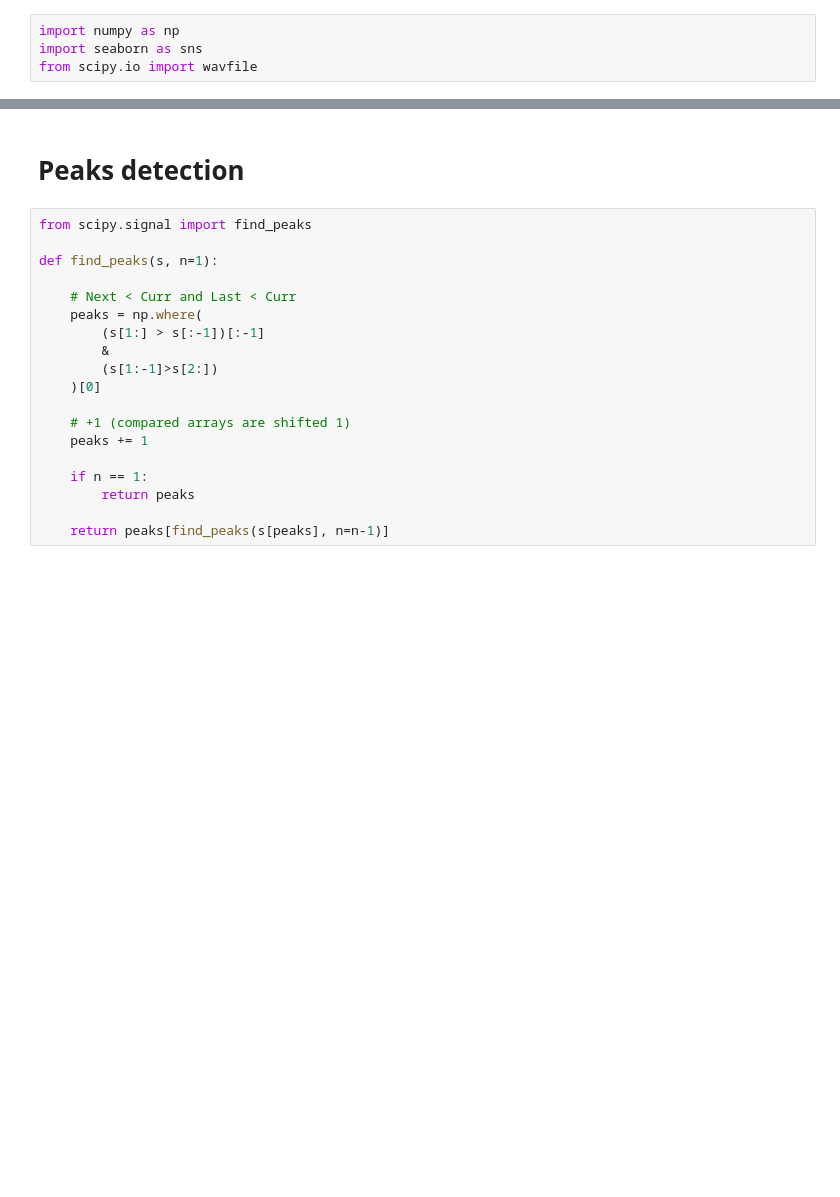
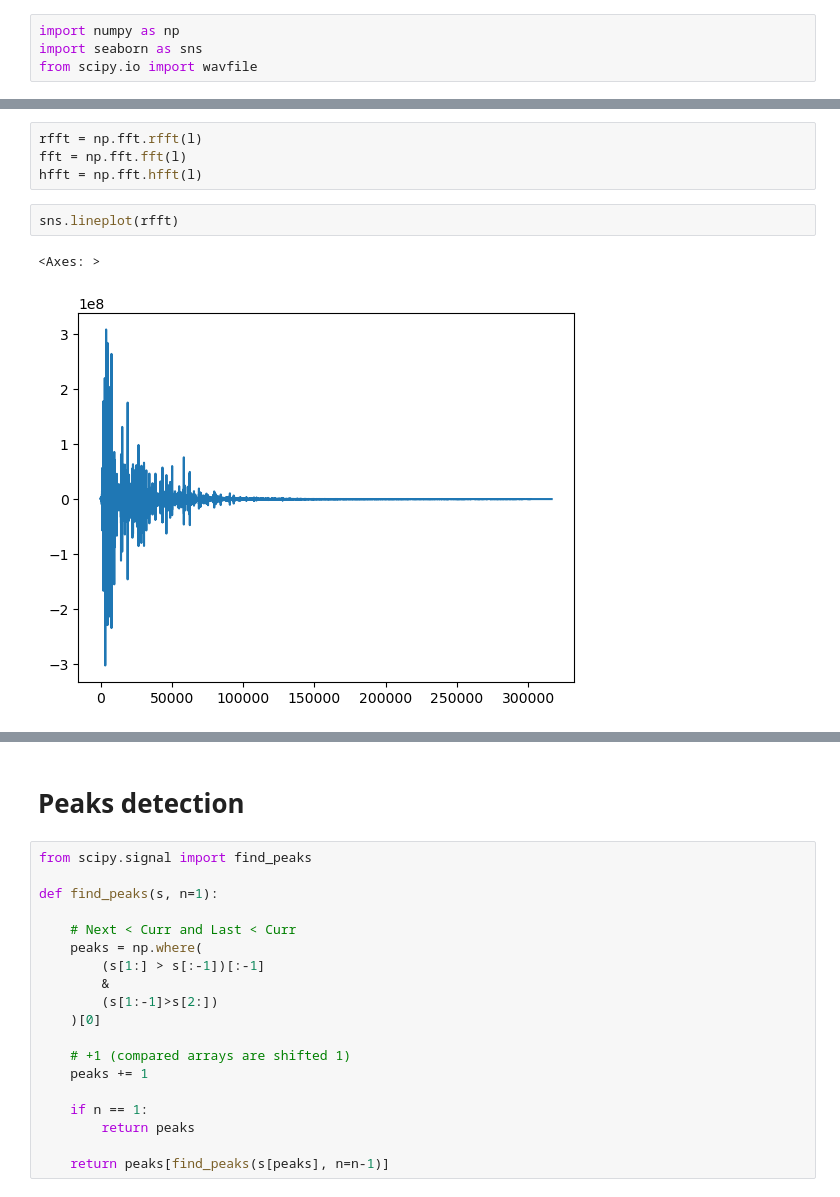
Before and after one commit to brvinfvck/MelodySteg, a Jupyter notebook: docs/Untitled.ipynb, the cells around one changed output, grey strips where cells are left out. Drawn from its saved outputs; the diff is of its cells as text; blank space fills up the shorter version.

```diff
--- a/docs/Untitled.ipynb
+++ b/docs/Untitled.ipynb
@@ -23,0 +26,9 @@ sns.lineplot(y=fft, x=freqs)
+# %%
+rfft = np.fft.rfft(l)
+fft = np.fft.fft(l)
+hfft = np.fft.hfft(l)
+# %%
+sns.lineplot(rfft)
+# %% [output]
+<Axes: >
+[figure, added]
```
Also changed, not shown: parts of 24 cells of this notebook, 2 other files.
